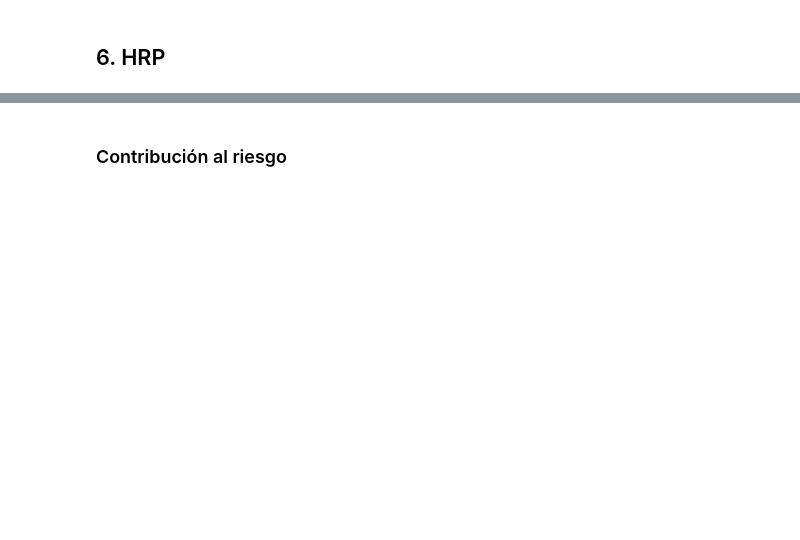
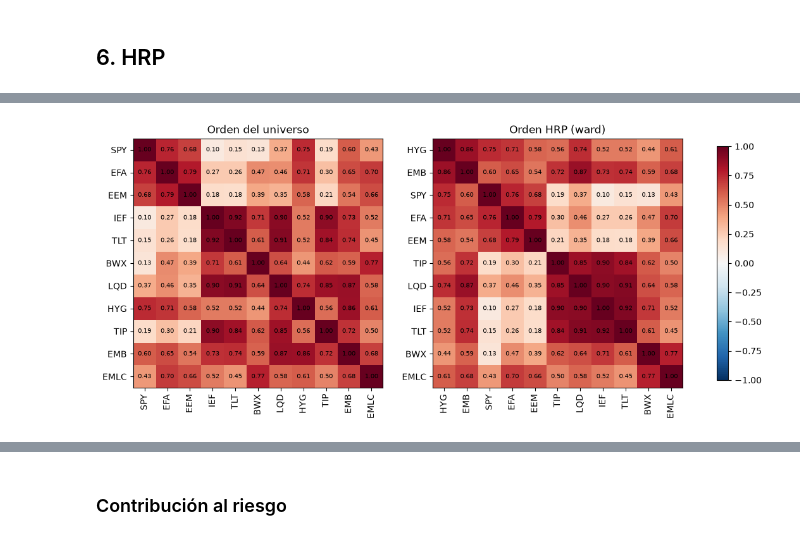
Before and after one commit to hectoorperezz/quant-management, a Jupyter notebook: notebooks/03_bl_hrp.ipynb, the cells around one changed output, grey strips where cells are left out. Drawn from its saved outputs; the diff is of its cells as text; code cells hidden in the pictures; blank space fills up the shorter version.

```diff
--- a/notebooks/03_bl_hrp.ipynb
+++ b/notebooks/03_bl_hrp.ipynb
@@ -468,0 +487,21 @@ Implementación en `quantmgmt/optimizers/hrp.py`, desde cero: distancia sobre la
+# %%
+from quantmgmt.optimizers.hrp import quasi_diagonal
+
+# Correlaciones de la ventana en el orden del universo y en el orden de las hojas del árbol (ward)
+orden = quasi_diagonal(cluster(sigma, "ward"), list(sigma.index))
+vol = np.sqrt(np.diag(sigma))
+corr_v = sigma / np.outer(vol, vol)
+
+fig, axes = plt.subplots(1, 2, figsize=(14, 6))
+for ax, (titulo, m) in zip(axes, [("Orden del universo", corr_v), ("Orden HRP (ward)", corr_v.loc[orden, orden])]):
+    im = ax.imshow(m, cmap="RdBu_r", vmin=-1, vmax=1)
+    ax.set_xticks(range(len(m)), m.columns, rotation=90)
+    ax.set_yticks(range(len(m)), m.index)
+    for i in range(len(m)):
+        for j in range(len(m)):
+            ax.text(j, i, f"{m.iloc[i, j]:.2f}", ha="center", va="center", fontsize=7)
+    ax.set_title(titulo)
+fig.colorbar(im, ax=axes, shrink=0.8)
+plt.show()
+# %% [output]
+[figure, added]
```
Also changed, not shown: parts of 8 cells of this notebook.
